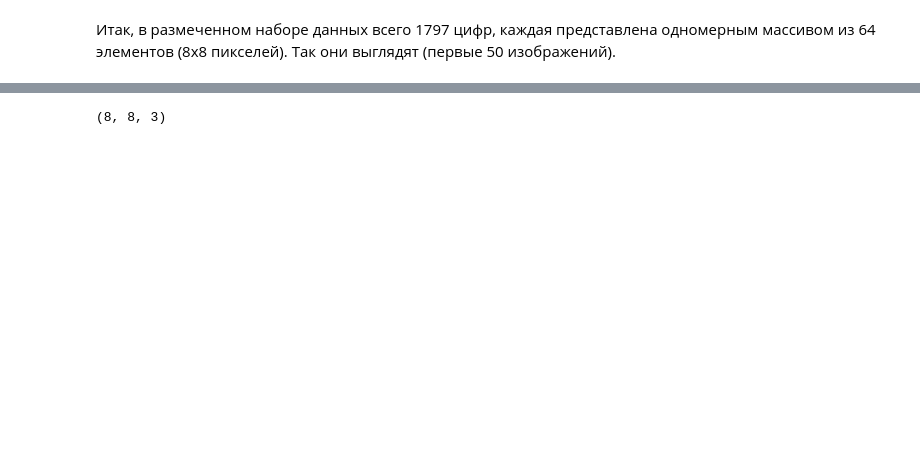
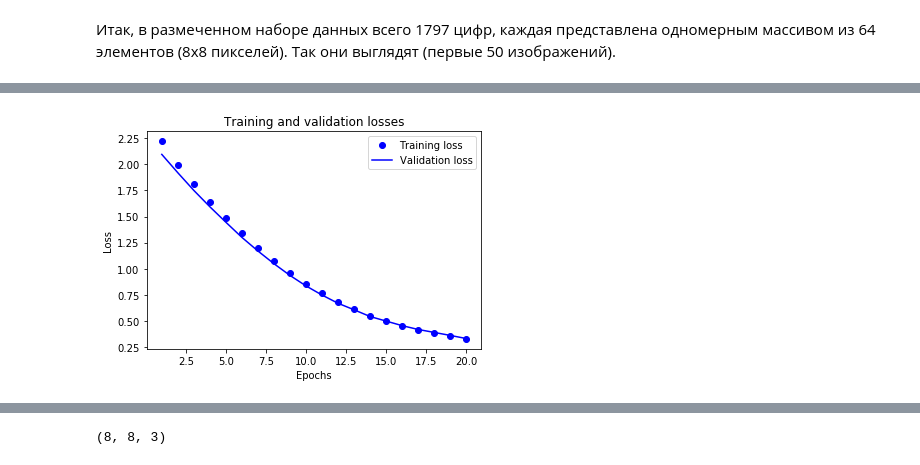
Before and after one commit to crimcat/ml, a Jupyter notebook: examples/Handwritten digits recognition by simple NN.ipynb, the cells around one changed output, grey strips where cells are left out. Drawn from its saved outputs; the diff is of its cells as text; code cells hidden in the pictures; blank space fills up the shorter version.

```diff
--- a/examples/Handwritten digits recognition by simple NN.ipynb
+++ b/examples/Handwritten digits recognition by simple NN.ipynb
@@ -48 +68,6 @@ for i in range(50):
+# %%
+from keras.utils import to_categorical
+
+y_train = to_categorical(y_train)
+y_test = to_categorical(y_test)
 # %% [markdown]
@@ -50,9 +75,9 @@ for i in range(50):
 # %%
 model = Sequential()
 
-model.add(Dense(64, input_dim=64, activation="relu", kernel_initializer="normal"))
-model.add(Dense(10, activation="softmax", kernel_initializer="normal"))
+model.add(Dense(64, input_shape=(64,), activation="relu"))
+model.add(Dense(10, activation="softmax"))
 
-model.compile(loss="categorical_crossentropy", optimizer="SGD", metrics=["accuracy"])
+model.compile(loss="categorical_crossentropy", optimizer="rmsprop", metrics=["accuracy"])
 print(model.summary())
 # %% [output]
@@ -79,2 +98,0 @@ for l in labels:
-# %%
-model.fit(data, numpy.array(labelled_output), batch_size=200, epochs=100, validation_split=0.2, verbose=2)
@@ -99,0 +99,2 @@ Epoch 100/100
+# %%
+history = model.fit(x_train, y_train, batch_size=128, epochs=20, validation_data=(x_test, y_test))
@@ -99,0 +119,17 @@ Epoch 100/100
+# %%
+model_history = history.history
+
+model_loss_values = model_history['loss']
+validation_loss_values = model_history['val_loss']
+epochs = range(1, len(model_history['accuracy']) + 1)
+
+plt.plot(epochs, model_loss_values, 'bo', label='Training loss')
+plt.plot(epochs, validation_loss_values, 'b', label='Validation loss')
+plt.title('Training and validation losses')
+plt.xlabel('Epochs')
+plt.ylabel('Loss')
+plt.legend()
+
+plt.show()
+# %% [output]
+[figure, added]
```
Also changed, not shown: parts of 30 cells of this notebook, 13 other files.
